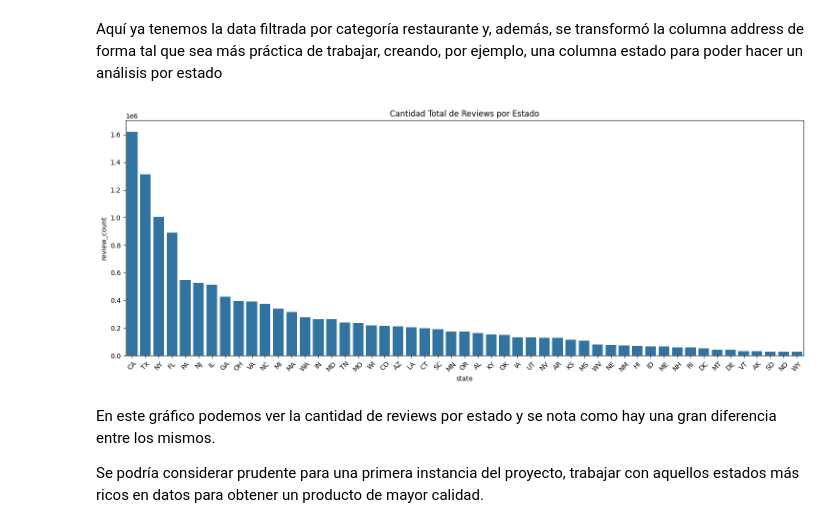
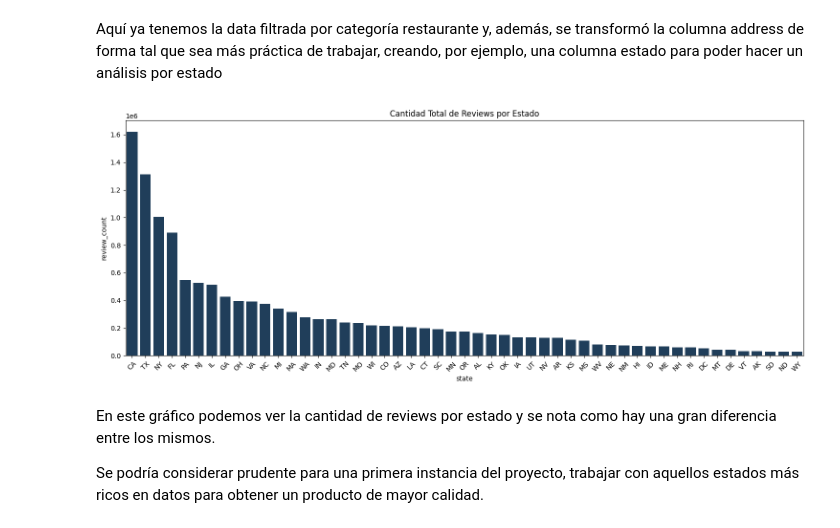
Before and after one commit to JosueMonte/restaurantguru, a Jupyter notebook: EDA/EDA_Google_MetaData.ipynb, the cells around one changed output. Saved outputs shown, nothing was run; the diff lists cells and outputs as text; code cells hidden in the pictures.

```diff
--- a/EDA/EDA_Google_MetaData.ipynb
+++ b/EDA/EDA_Google_MetaData.ipynb
@@ -63,5 +166,5 @@ NameError: name 'clean_metadatos' is not defined
 # %%
-df_completo = pd.read_parquet('../Data_cleaned/metadatosgoogle/filtered_restaurants.parquet')
+df_completo = pd.read_parquet('../Data_cleaned/Google/metadata-sitios/filtered_restaurants.parquet')
 # %%
 df_completo.head(3)
 # %% [output]
@@ -72,26 +175,21 @@ df_completo.head(3)
 # %% [markdown]
 Aquí ya tenemos la data filtrada por categoría restaurante y, además, se transformó la columna address de forma tal que sea más práctica de trabajar, creando, por ejemplo, una columna estado para poder hacer un análisis por estado
 # %%
-import matplotlib.pyplot as plt
-import seaborn as sns
-
-# Suponiendo que df_completo ya existe y tiene 'state' y 'review_count'
-
 # 1. Sumar la cantidad de reviews por estado
 reviews_by_state = df_completo.groupby('state', as_index=False)['review_count'].sum()
 
 # Ordenar los estados por número de reviews para una mejor visualización
 reviews_by_state = reviews_by_state.sort_values('review_count', ascending=False)
 
 # 2. Graficar total de reviews por estado (barplot)
 plt.figure(figsize=(15, 6))
-sns.barplot(x='state', y='review_count', data=reviews_by_state)
+sns.barplot(x='state', y='review_count', data=reviews_by_state, color='#163E64')  # Usamos el color de la paleta
 plt.title('Cantidad Total de Reviews por Estado')
 plt.xticks(rotation=45)
 plt.tight_layout()
 plt.show()
 # %% [output]
-[figure, old version]
+[figure, new version]
 # %% [markdown]
 En este gráfico podemos ver la cantidad de reviews por estado y se nota como hay una gran diferencia entre los mismos.
 
```
Also changed, not shown: parts of 56 cells of this notebook, 2 other files.
